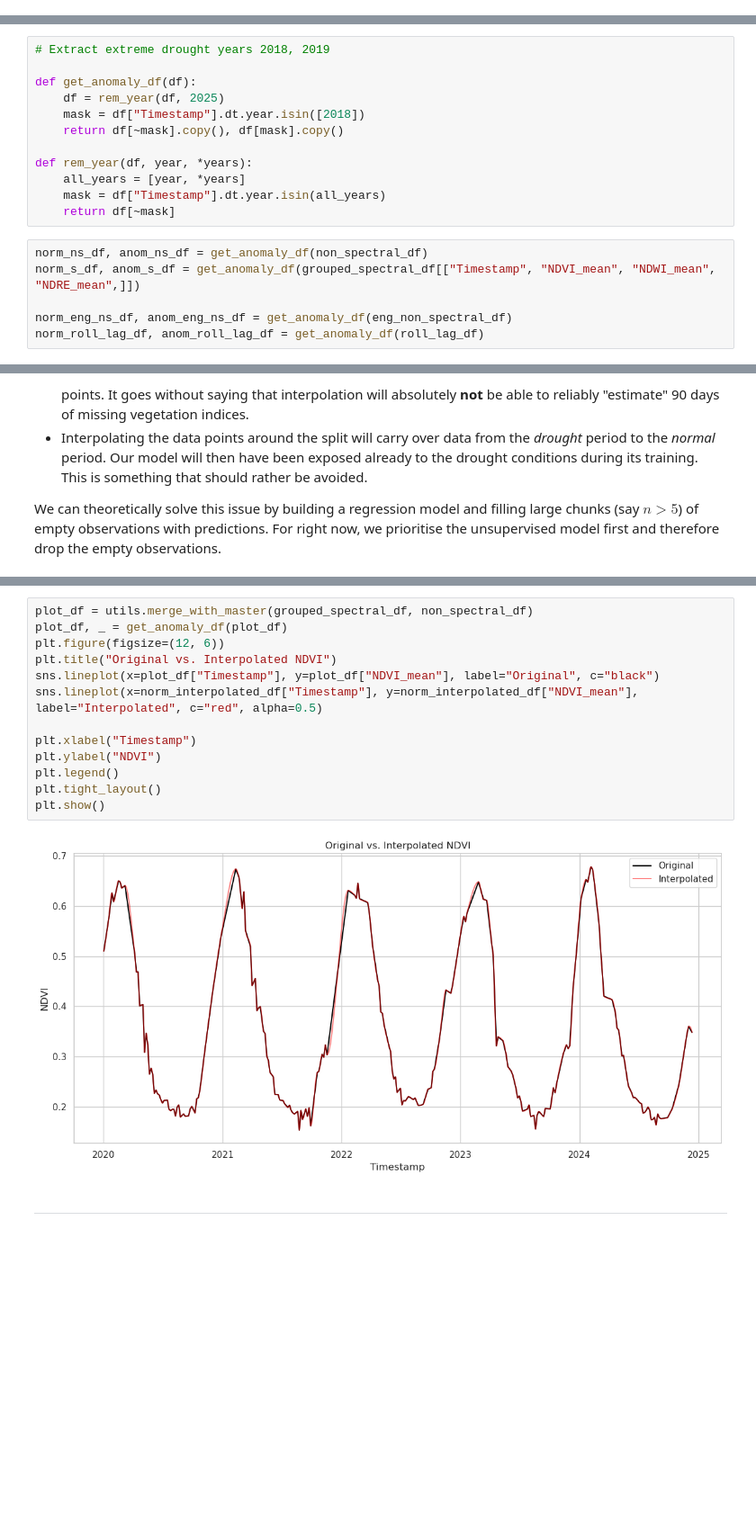
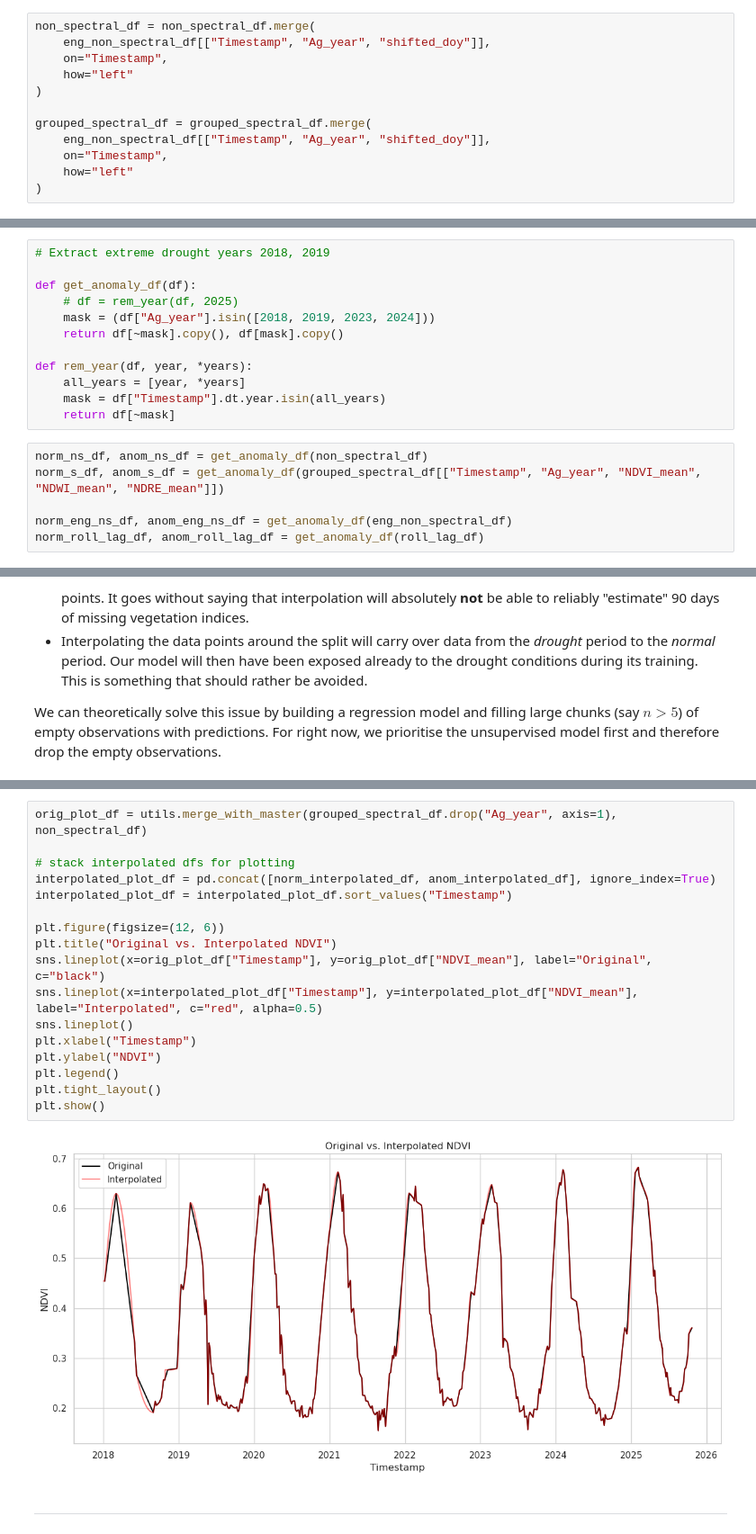
Before and after one commit to asembreek/fieldlens, a Jupyter notebook: notebooks/4. Gaussian Mixture Model.ipynb, the cells around one changed output, grey strips where cells are left out. Shown at 90% size. Cells and saved outputs as stored; diff of their text form; blank space fills up the shorter version.

```diff
--- a/notebooks/4. Gaussian Mixture Model.ipynb
+++ b/notebooks/4. Gaussian Mixture Model.ipynb
@@ -56,2 +56,14 @@ roll_lag_df["Timestamp"] = pd.to_datetime(roll_lag_df["Timestamp"])
+# %%
+non_spectral_df = non_spectral_df.merge(
+    eng_non_spectral_df[["Timestamp", "Ag_year", "shifted_doy"]],
+    on="Timestamp",
+    how="left"
+)
+
+grouped_spectral_df = grouped_spectral_df.merge(
+    eng_non_spectral_df[["Timestamp", "Ag_year", "shifted_doy"]],
+    on="Timestamp",
+    how="left"
+)
 # %% [markdown]
 ### Extracting Anomaly Data
@@ -59,8 +73,8 @@ roll_lag_df["Timestamp"] = pd.to_datetime(roll_lag_df["Timestamp"])
 # Extract extreme drought years 2018, 2019
 
 def get_anomaly_df(df):
-    df = rem_year(df, 2025)
-    mask = df["Timestamp"].dt.year.isin([2018])
+    # df = rem_year(df, 2025)
+    mask = (df["Ag_year"].isin([2018, 2019, 2023, 2024]))
     return df[~mask].copy(), df[mask].copy()
 
 def rem_year(df, year, *years):
@@ -69,7 +83,7 @@ def rem_year(df, year, *years):
     return df[~mask]
 # %%
 norm_ns_df, anom_ns_df = get_anomaly_df(non_spectral_df)
-norm_s_df, anom_s_df = get_anomaly_df(grouped_spectral_df[["Timestamp", "NDVI_mean", "NDWI_mean", "NDRE_mean",]])
+norm_s_df, anom_s_df = get_anomaly_df(grouped_spectral_df[["Timestamp", "Ag_year", "NDVI_mean", "NDWI_mean", "NDRE_mean"]])
 
 norm_eng_ns_df, anom_eng_ns_df = get_anomaly_df(eng_non_spectral_df)
 norm_roll_lag_df, anom_roll_lag_df = get_anomaly_df(roll_lag_df)
@@ -136,18 +151,22 @@ anom_interpolated_df.head()
 # %%
-plot_df = utils.merge_with_master(grouped_spectral_df, non_spectral_df)
-plot_df, _ = get_anomaly_df(plot_df)
+orig_plot_df = utils.merge_with_master(grouped_spectral_df.drop("Ag_year", axis=1), non_spectral_df)
+
+# stack interpolated dfs for plotting
+interpolated_plot_df = pd.concat([norm_interpolated_df, anom_interpolated_df], ignore_index=True)
+interpolated_plot_df = interpolated_plot_df.sort_values("Timestamp")
+
 plt.figure(figsize=(12, 6))
 plt.title("Original vs. Interpolated NDVI")
-sns.lineplot(x=plot_df["Timestamp"], y=plot_df["NDVI_mean"], label="Original", c="black")
-sns.lineplot(x=norm_interpolated_df["Timestamp"], y=norm_interpolated_df["NDVI_mean"], label="Interpolated", c="red", alpha=0.5)
-
+sns.lineplot(x=orig_plot_df["Timestamp"], y=orig_plot_df["NDVI_mean"], label="Original", c="black")
+sns.lineplot(x=interpolated_plot_df["Timestamp"], y=interpolated_plot_df["NDVI_mean"], label="Interpolated", c="red", alpha=0.5)
+sns.lineplot()
 plt.xlabel("Timestamp")
 plt.ylabel("NDVI")
 plt.legend()
 plt.tight_layout()
 plt.show()
 # %% [output]
-[figure, old version]
+[figure, new version]
 # %% [markdown]
 ---
 # %% [markdown]
```
Also changed, not shown: parts of 33 cells of this notebook, 1 other file.
